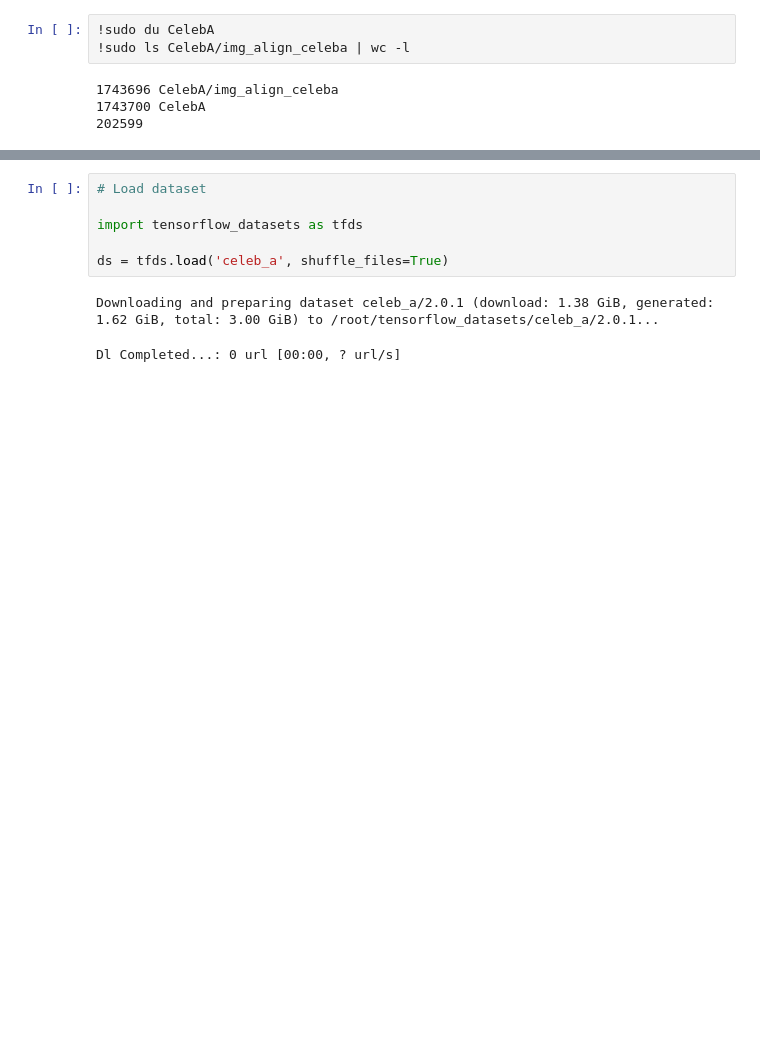
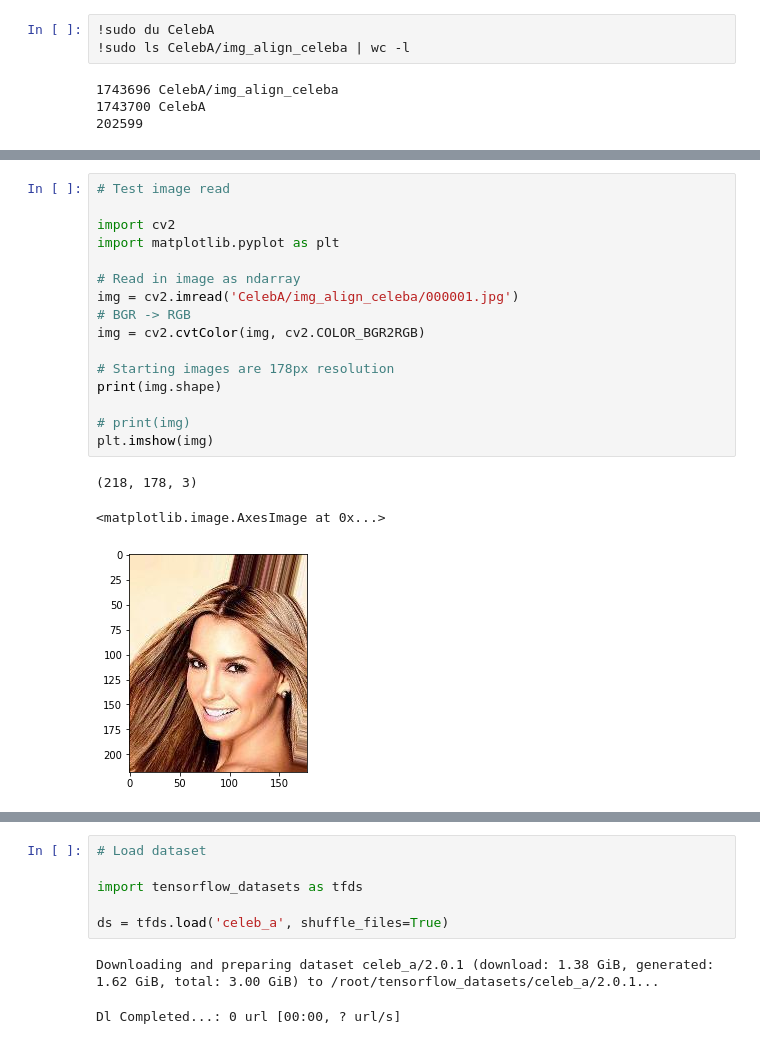
Before and after one commit to JRyanShue/DCGAN, a Jupyter notebook: src/DCGAN.ipynb, the cells around one changed output, grey strips where cells are left out. Saved outputs shown, nothing was run; the diff lists cells and outputs as text; blank space fills up the shorter version.

```diff
--- a/src/DCGAN.ipynb
+++ b/src/DCGAN.ipynb
@@ -199,0 +191,20 @@ None
+# %%
+# Test image read
+
+import cv2
+import matplotlib.pyplot as plt
+
+# Read in image as ndarray
+img = cv2.imread('CelebA/img_align_celeba/000001.jpg')
+# BGR -> RGB
+img = cv2.cvtColor(img, cv2.COLOR_BGR2RGB)
+
+# Starting images are 178px resolution
+print(img.shape)
+
+# print(img)
+plt.imshow(img)
+# %% [output]
+(218, 178, 3)
+<matplotlib.image.AxesImage at 0x...>
+[figure, added]
```
Also changed, not shown: parts of 20 cells of this notebook.
